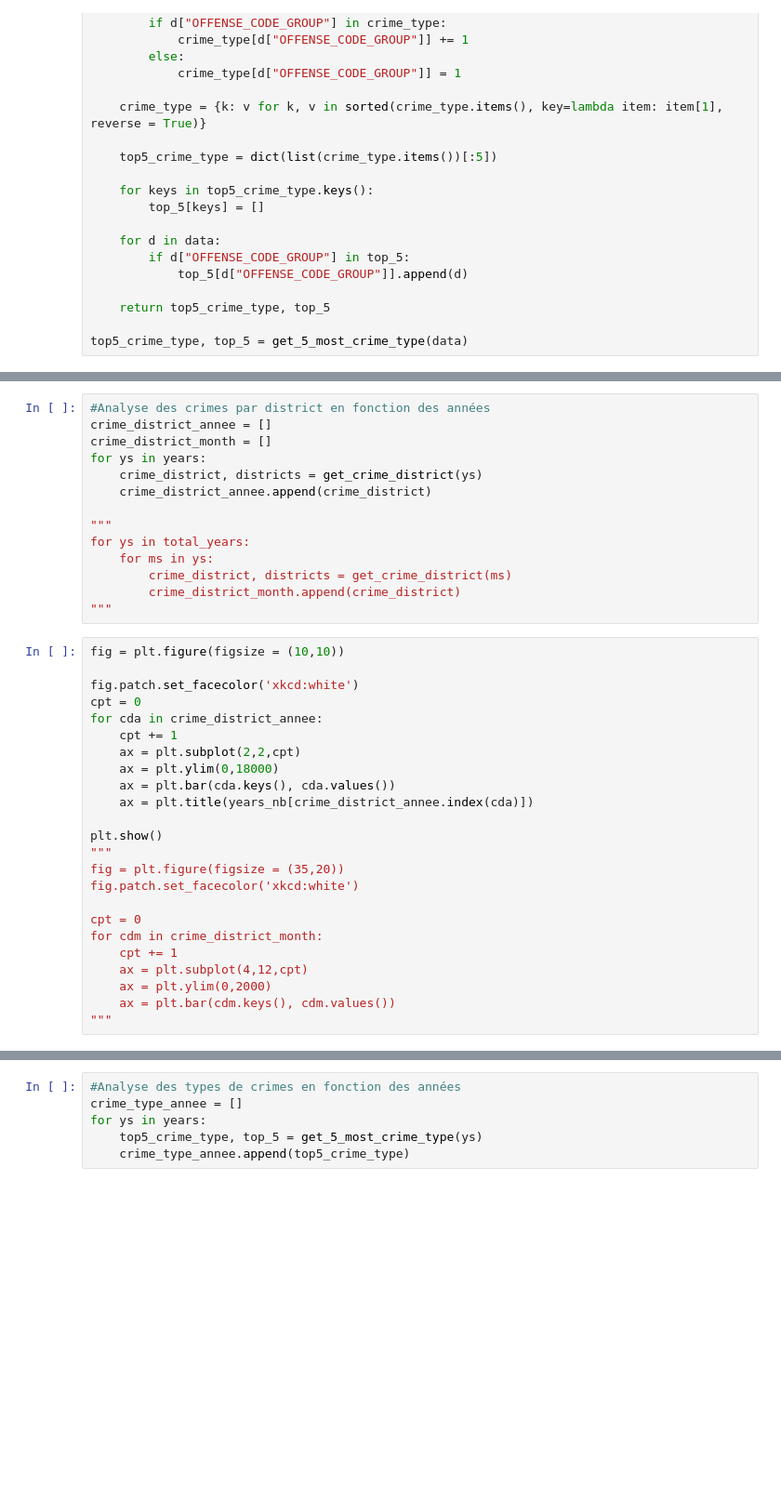
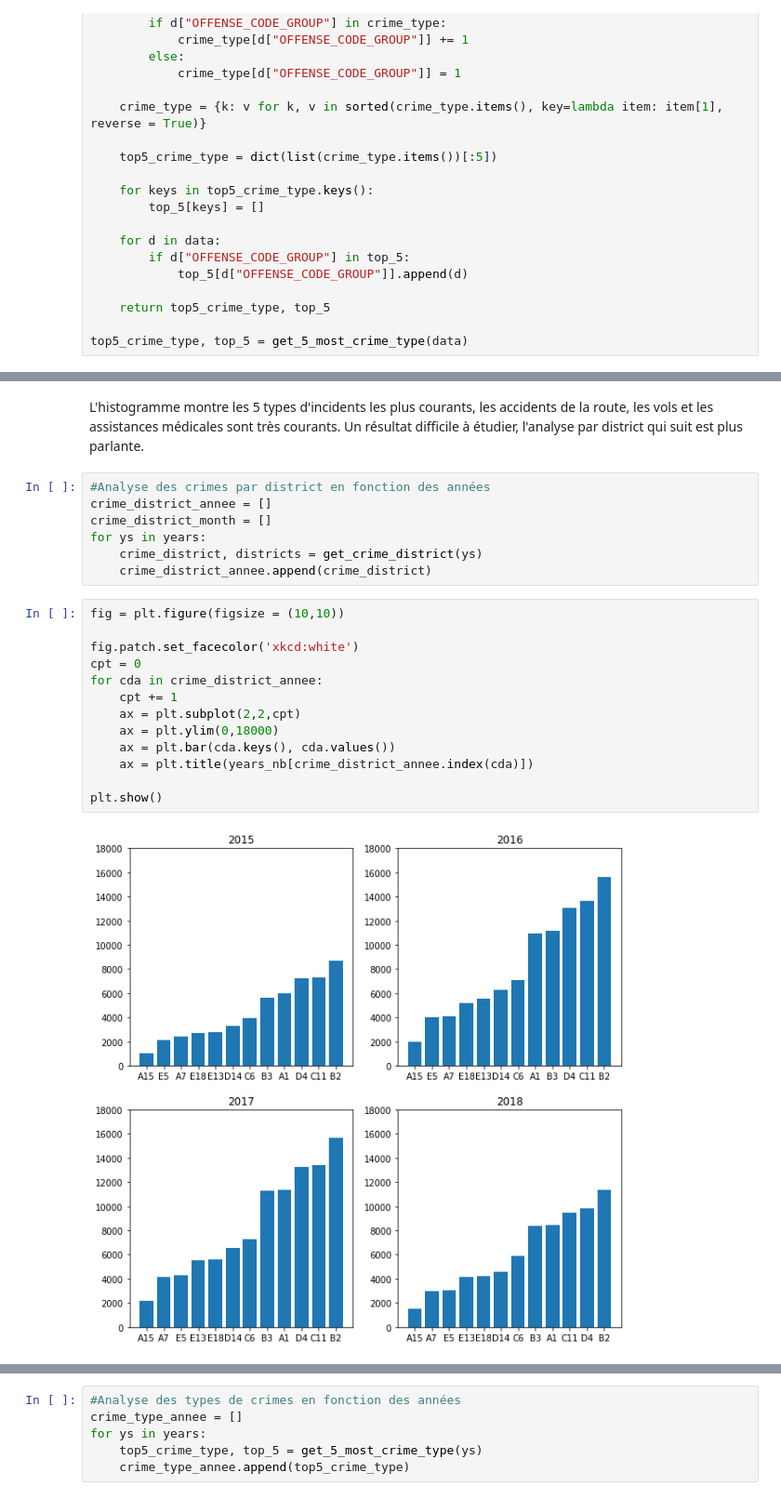
Before and after one commit to koeberlc/data731-projet, a Jupyter notebook: data731-analyse.ipynb, the cells around one changed output, grey strips where cells are left out. Shown at 93% size. Cells and saved outputs as stored; diff of their text form; blank space fills up the shorter version.

```diff
--- a/data731-analyse.ipynb
+++ b/data731-analyse.ipynb
@@ -136,3 +155,6 @@ plt.show()
+# %% [markdown]
+L'histogramme montre les 5 types d'incidents les plus courants, les accidents de la route, les vols et les assistances médicales sont très courants.
+Un résultat difficile à étudier, l'analyse par district qui suit est plus parlante.
 # %%
 #Analyse des crimes par district en fonction des années
 crime_district_annee = []
@@ -140,34 +162,18 @@ crime_district_month = []
 for ys in years:
     crime_district, districts = get_crime_district(ys)
     crime_district_annee.append(crime_district)
-
-"""
-for ys in total_years:
-    for ms in ys:
-        crime_district, districts = get_crime_district(ms)
-        crime_district_month.append(crime_district)
-"""
 # %%
 fig = plt.figure(figsize = (10,10))
 
 fig.patch.set_facecolor('xkcd:white')
 cpt = 0
 for cda in crime_district_annee:
     cpt += 1
     ax = plt.subplot(2,2,cpt)
     ax = plt.ylim(0,18000)
     ax = plt.bar(cda.keys(), cda.values())
     ax = plt.title(years_nb[crime_district_annee.index(cda)])
 
 plt.show()
-"""
-fig = plt.figure(figsize = (35,20))
-fig.patch.set_facecolor('xkcd:white')
-
-cpt = 0
-for cdm in crime_district_month:
-    cpt += 1
-    ax = plt.subplot(4,12,cpt)
-    ax = plt.ylim(0,2000)
-    ax = plt.bar(cdm.keys(), cdm.values())
-"""
+# %% [output]
+[figure, added]
```
Also changed, not shown: parts of 29 cells of this notebook.
